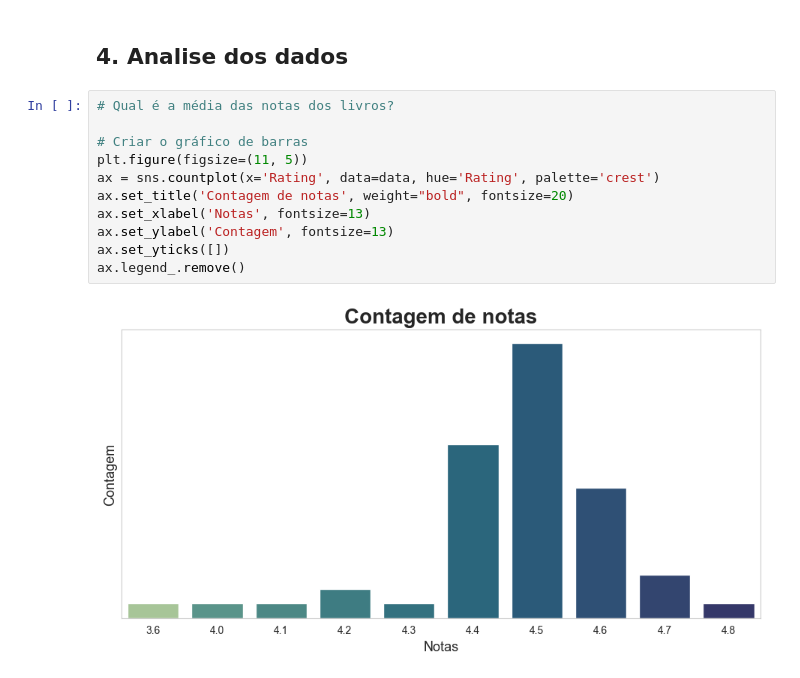
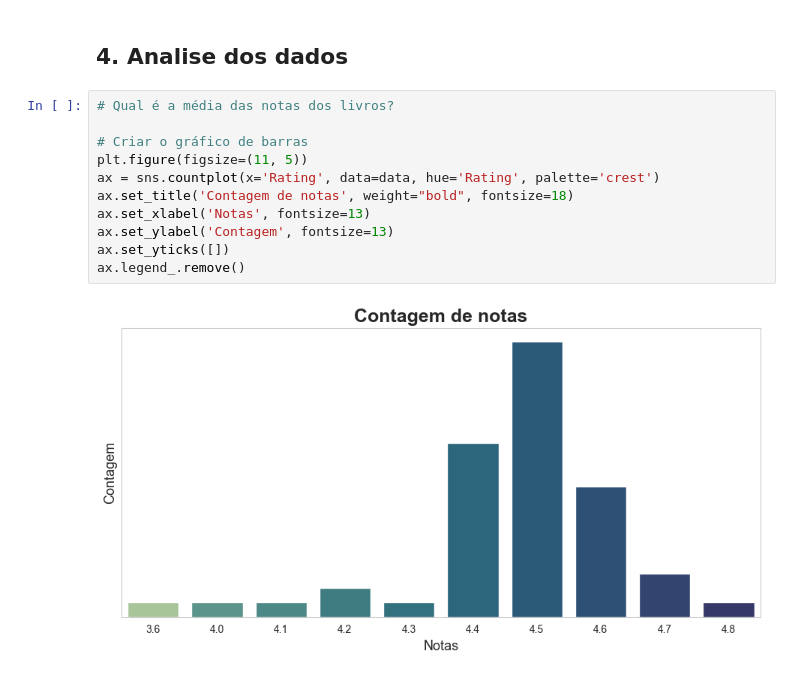
Before and after one commit to kellymartina/analise-amazon-bestselling-books, a Jupyter notebook: amazon-bestselling-books.ipynb, the cells around one changed output. Cells and saved outputs as stored; diff of their text form.

```diff
--- a/amazon-bestselling-books.ipynb
+++ b/amazon-bestselling-books.ipynb
@@ -56,16 +56,16 @@ data.head()
 # %%
 # Qual é a média das notas dos livros?
 
 # Criar o gráfico de barras
 plt.figure(figsize=(11, 5))
 ax = sns.countplot(x='Rating', data=data, hue='Rating', palette='crest')
-ax.set_title('Contagem de notas', weight="bold", fontsize=20)
+ax.set_title('Contagem de notas', weight="bold", fontsize=18)
 ax.set_xlabel('Notas', fontsize=13)
 ax.set_ylabel('Contagem', fontsize=13)
 ax.set_yticks([])
 ax.legend_.remove()
 # %% [output]
-[figure, old version]
+[figure, new version]
 # %%
 # Quais autores têm os livros mais bem avaliados?
 
```
Also changed, not shown: parts of 3 cells of this notebook.
